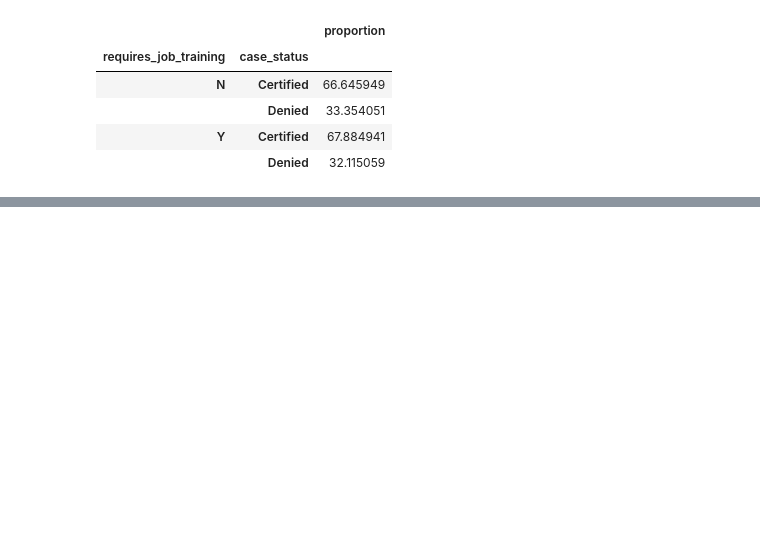
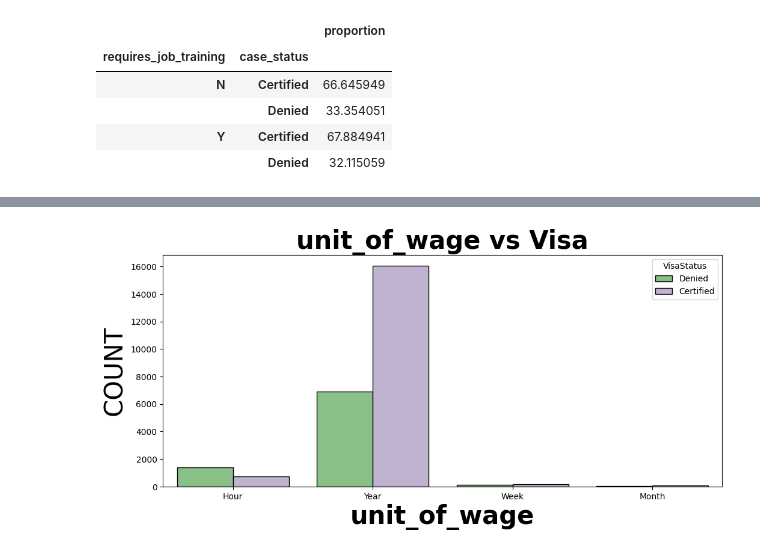
Before and after one commit to yagantiAshok/Global-Mobility-Application, a Jupyter notebook: notebook/EDA_visa.ipynb, the cells around one changed output, grey strips where cells are left out. Saved outputs shown, nothing was run; the diff lists cells and outputs as text; code cells hidden in the pictures; blank space fills up the shorter version.

```diff
--- a/notebook/EDA_visa.ipynb
+++ b/notebook/EDA_visa.ipynb
@@ -295,0 +347,10 @@ plt.show()
+# %%
+plt.figure(figsize=(12,5))
+sns.countplot(x="unit_of_wage",hue="case_status",ec="black",data=data,palette="Accent")
+plt.title("unit_of_wage vs Visa",weight="bold",fontsize=30)
+plt.xlabel("unit_of_wage",weight="bold",fontsize=30)
+plt.ylabel("COUNT",fontsize=30)
+plt.legend(title="VisaStatus",fancybox=True)
+plt.show()
+# %% [output]
+[figure, added]
```
Also changed, not shown: parts of 46 cells of this notebook, 2 other files.
